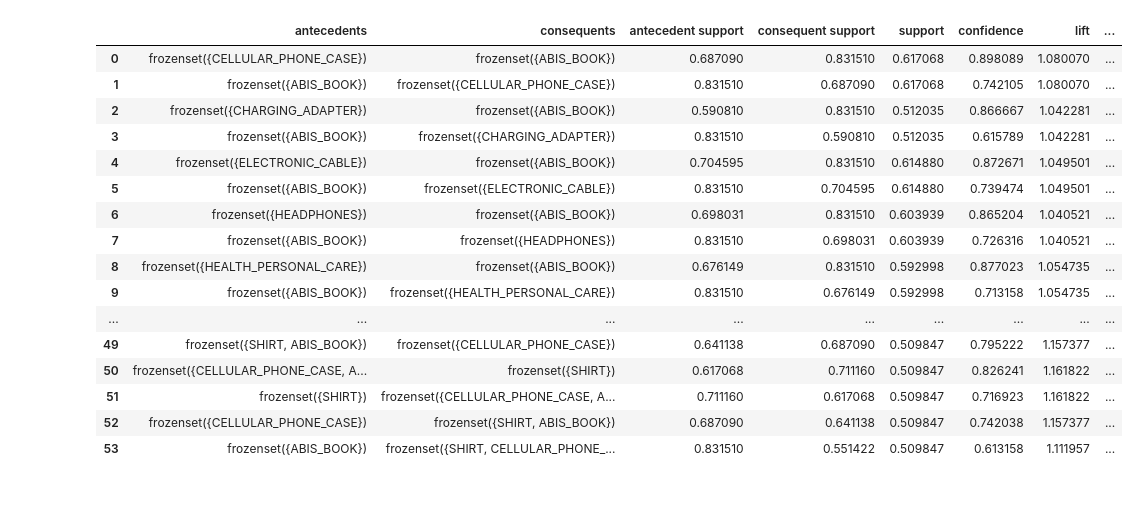
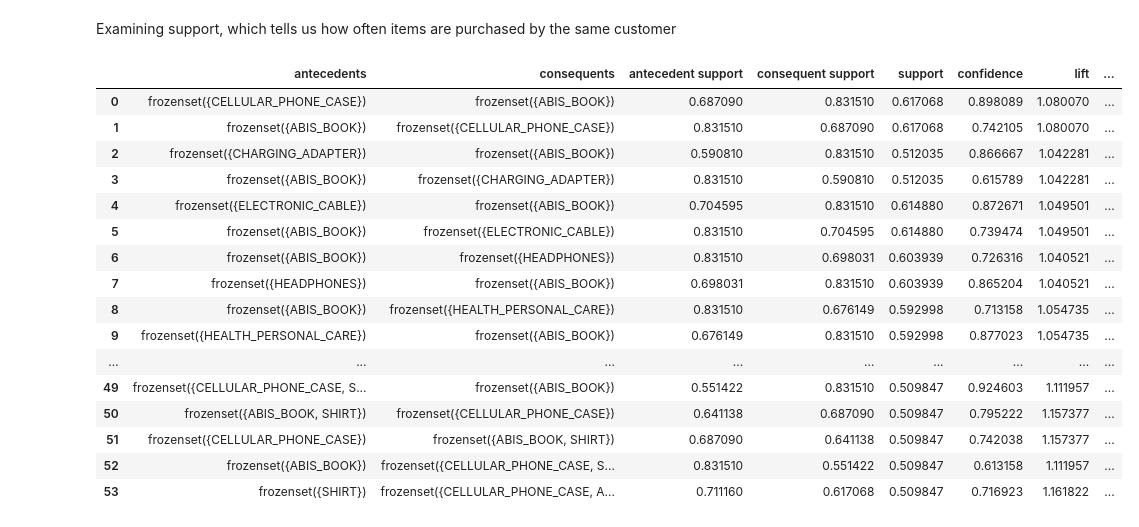
Before and after one commit to SU-IST707-SP26/group-project-bas-team, a Jupyter notebook: work/07-association-rule-mining.ipynb, the cells around one changed output. Drawn from its saved outputs; the diff is of its cells as text; code cells hidden in the pictures; blank space fills up the shorter version.

```diff
--- a/work/07-association-rule-mining.ipynb
+++ b/work/07-association-rule-mining.ipynb
@@ -39,7 +59,7 @@ transaction_data = pd.DataFrame(encoding, columns=encoder.columns_)
 # %%
 from mlxtend.frequent_patterns import apriori
 
-frequent_itemsets = apriori(transaction_data, min_support=0.5, use_colnames=True)
+frequent_itemsets = apriori(transaction_data, min_support=0.3, use_colnames=True)
 frequent_itemsets
 # %% [output]
 |  | support | itemsets |
@@ -62,23 +124,25 @@ frequent_itemsets
+# %% [markdown]
+Examining support, which tells us how often items are purchased by the same customer
 # %%
 from mlxtend.frequent_patterns import association_rules
 
-rules = association_rules(frequent_itemsets, metric="confidence", min_threshold=0.5, num_itemsets=len(transaction_data.index))
+rules = association_rules(frequent_itemsets, metric="support", min_threshold=0.5, num_itemsets=len(transaction_data.index))
 rules
 # %% [output]
 |  | antecedents | consequents | antecedent support | consequent support | support | confidence | lift | ... |
 | 0 | frozenset({CELLULAR_PHONE_CASE}) | frozenset({ABIS_BOOK}) | 0.687090 | 0.831510 | 0.617068 | 0.898089 | 1.080070 | ... |
 | 1 | frozenset({ABIS_BOOK}) | frozenset({CELLULAR_PHONE_CASE}) | 0.831510 | 0.687090 | 0.617068 | 0.742105 | 1.080070 | ... |
 | 2 | frozenset({CHARGING_ADAPTER}) | frozenset({ABIS_BOOK}) | 0.590810 | 0.831510 | 0.512035 | 0.866667 | 1.042281 | ... |
 | 3 | frozenset({ABIS_BOOK}) | frozenset({CHARGING_ADAPTER}) | 0.831510 | 0.590810 | 0.512035 | 0.615789 | 1.042281 | ... |
 | 4 | frozenset({ELECTRONIC_CABLE}) | frozenset({ABIS_BOOK}) | 0.704595 | 0.831510 | 0.614880 | 0.872671 | 1.049501 | ... |
 | 5 | frozenset({ABIS_BOOK}) | frozenset({ELECTRONIC_CABLE}) | 0.831510 | 0.704595 | 0.614880 | 0.739474 | 1.049501 | ... |
-| 6 | frozenset({HEADPHONES}) | frozenset({ABIS_BOOK}) | 0.698031 | 0.831510 | 0.603939 | 0.865204 | 1.040521 | ... |
-| 7 | frozenset({ABIS_BOOK}) | frozenset({HEADPHONES}) | 0.831510 | 0.698031 | 0.603939 | 0.726316 | 1.040521 | ... |
-| 8 | frozenset({HEALTH_PERSONAL_CARE}) | frozenset({ABIS_BOOK}) | 0.676149 | 0.831510 | 0.592998 | 0.877023 | 1.054735 | ... |
-| 9 | frozenset({ABIS_BOOK}) | frozenset({HEALTH_PERSONAL_CARE}) | 0.831510 | 0.676149 | 0.592998 | 0.713158 | 1.054735 | ... |
+| 6 | frozenset({ABIS_BOOK}) | frozenset({HEADPHONES}) | 0.831510 | 0.698031 | 0.603939 | 0.726316 | 1.040521 | ... |
+| 7 | frozenset({HEADPHONES}) | frozenset({ABIS_BOOK}) | 0.698031 | 0.831510 | 0.603939 | 0.865204 | 1.040521 | ... |
+| 8 | frozenset({ABIS_BOOK}) | frozenset({HEALTH_PERSONAL_CARE}) | 0.831510 | 0.676149 | 0.592998 | 0.713158 | 1.054735 | ... |
+| 9 | frozenset({HEALTH_PERSONAL_CARE}) | frozenset({ABIS_BOOK}) | 0.676149 | 0.831510 | 0.592998 | 0.877023 | 1.054735 | ... |
 | ... | ... | ... | ... | ... | ... | ... | ... | ... |
-| 49 | frozenset({SHIRT, ABIS_BOOK}) | frozenset({CELLULAR_PHONE_CASE}) | 0.641138 | 0.687090 | 0.509847 | 0.795222 | 1.157377 | ... |
-| 50 | frozenset({CELLULAR_PHONE_CASE, A... | frozenset({SHIRT}) | 0.617068 | 0.711160 | 0.509847 | 0.826241 | 1.161822 | ... |
-| 51 | frozenset({SHIRT}) | frozenset({CELLULAR_PHONE_CASE, A... | 0.711160 | 0.617068 | 0.509847 | 0.716923 | 1.161822 | ... |
-| 52 | frozenset({CELLULAR_PHONE_CASE}) | frozenset({SHIRT, ABIS_BOOK}) | 0.687090 | 0.641138 | 0.509847 | 0.742038 | 1.157377 | ... |
-| 53 | frozenset({ABIS_BOOK}) | frozenset({SHIRT, CELLULAR_PHONE_... | 0.831510 | 0.551422 | 0.509847 | 0.613158 | 1.111957 | ... |
+| 49 | frozenset({CELLULAR_PHONE_CASE, S... | frozenset({ABIS_BOOK}) | 0.551422 | 0.831510 | 0.509847 | 0.924603 | 1.111957 | ... |
+| 50 | frozenset({ABIS_BOOK, SHIRT}) | frozenset({CELLULAR_PHONE_CASE}) | 0.641138 | 0.687090 | 0.509847 | 0.795222 | 1.157377 | ... |
+| 51 | frozenset({CELLULAR_PHONE_CASE}) | frozenset({ABIS_BOOK, SHIRT}) | 0.687090 | 0.641138 | 0.509847 | 0.742038 | 1.157377 | ... |
+| 52 | frozenset({ABIS_BOOK}) | frozenset({CELLULAR_PHONE_CASE, S... | 0.831510 | 0.551422 | 0.509847 | 0.613158 | 1.111957 | ... |
+| 53 | frozenset({SHIRT}) | frozenset({CELLULAR_PHONE_CASE, A... | 0.711160 | 0.617068 | 0.509847 | 0.716923 | 1.161822 | ... |
```
Also changed, not shown: parts of 10 cells of this notebook, 1 other file.
